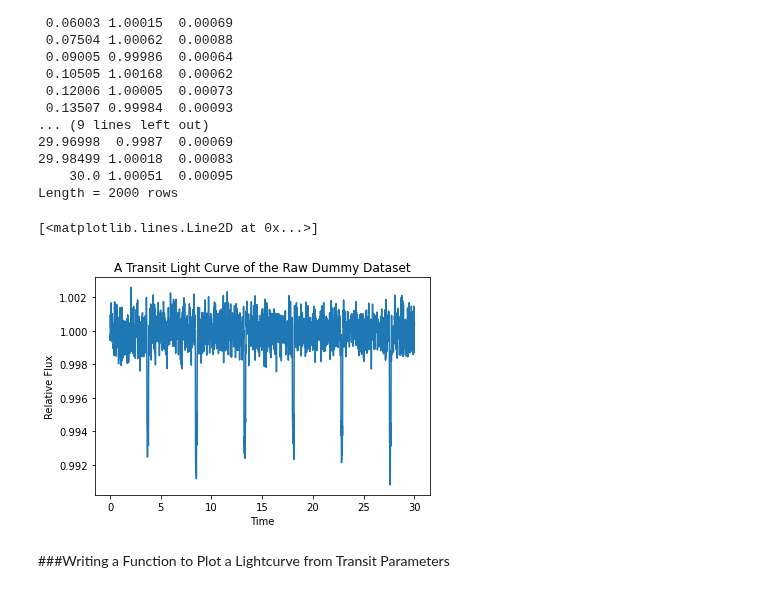
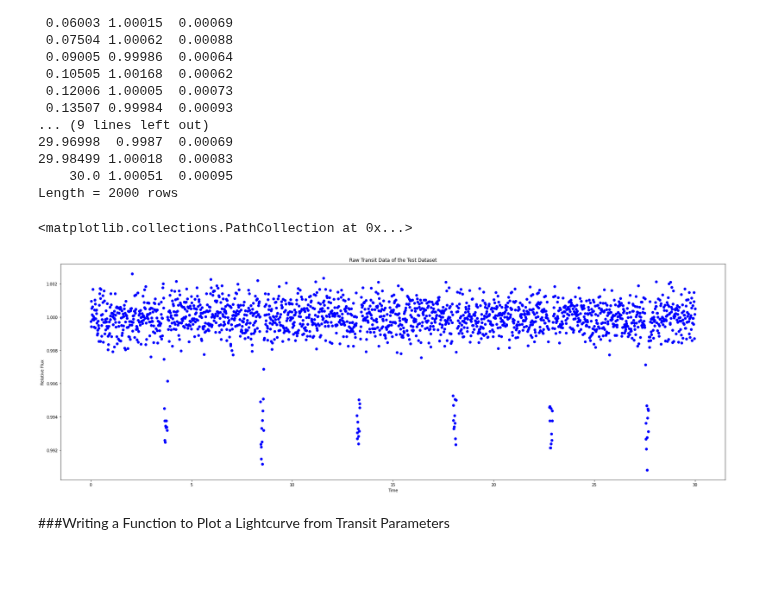
Before and after one commit to Hamza-Suleman/transiting-exoplanets, a Jupyter notebook: Dummy_Transit.ipynb, the cells around one changed output. Cells and saved outputs as stored; diff of their text form; code cells hidden in the pictures; blank space fills up the shorter version.

Commit message:
Better Graphs

```diff
--- a/Dummy_Transit.ipynb
+++ b/Dummy_Transit.ipynb
@@ -95,24 +89,25 @@ Length = 2000 rows
 # %%
 raw_time = []
 raw_flux = []
 raw_flux_err = []
 
 for i in range(len(data)):
   raw_time.append(data[i][0])
   raw_flux.append(data[i][1])
   raw_flux_err.append(data[i][2])
 
 raw_time = np.array(raw_time)
 raw_flux = np.array(raw_flux)
 raw_flux_err = np.array(raw_flux_err)
 
-plt.title("A Transit Light Curve of the Raw Dummy Dataset")
+plt.figure(figsize=(30,10))
+plt.title("Raw Transit Data of the Test Dataset")
 plt.xlabel("Time")
 plt.ylabel("Relative Flux")
-plt.plot(raw_time,raw_flux)
+plt.scatter(raw_time,raw_flux,color="b")
 # %% [output]
-[<matplotlib.lines.Line2D at 0x...>]
+<matplotlib.collections.PathCollection at 0x...>
-[figure, old version]
+[figure, new version]
 # %% [markdown]
 ###Writing a Function to Plot a Lightcurve from Transit Parameters
 # %%
```
Also changed, not shown: parts of 15 cells of this notebook.
